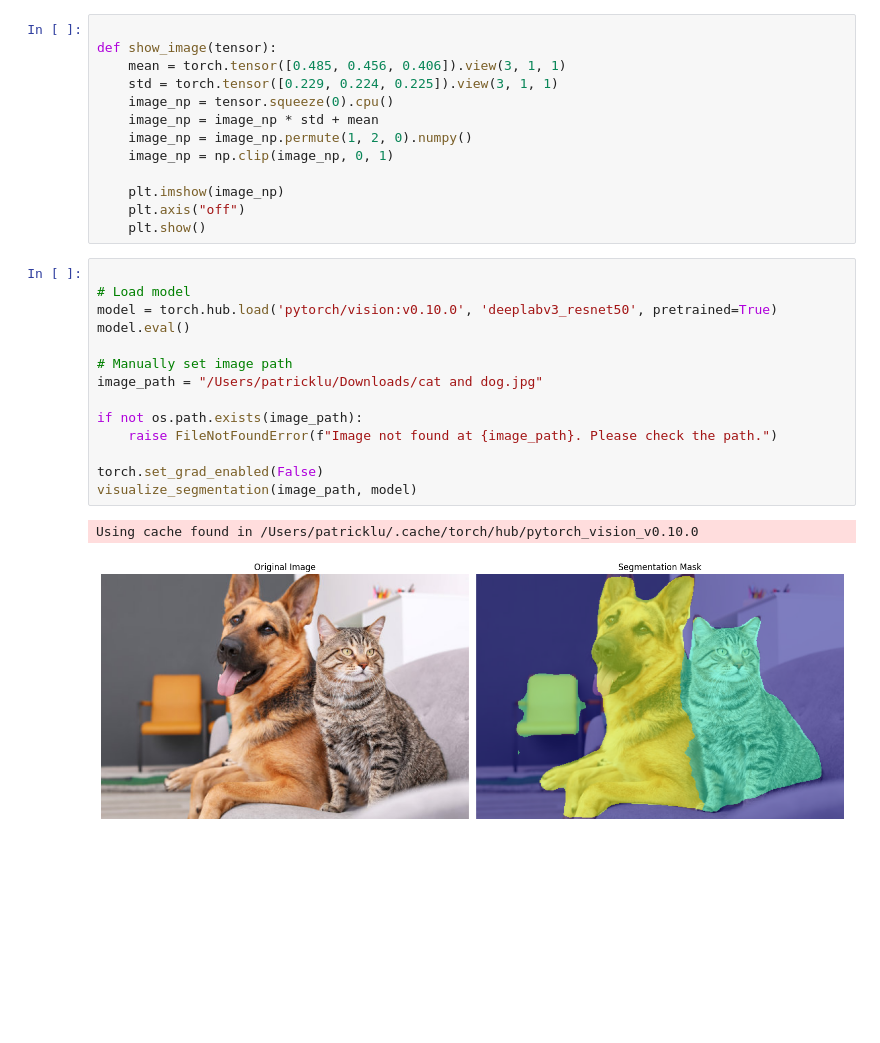
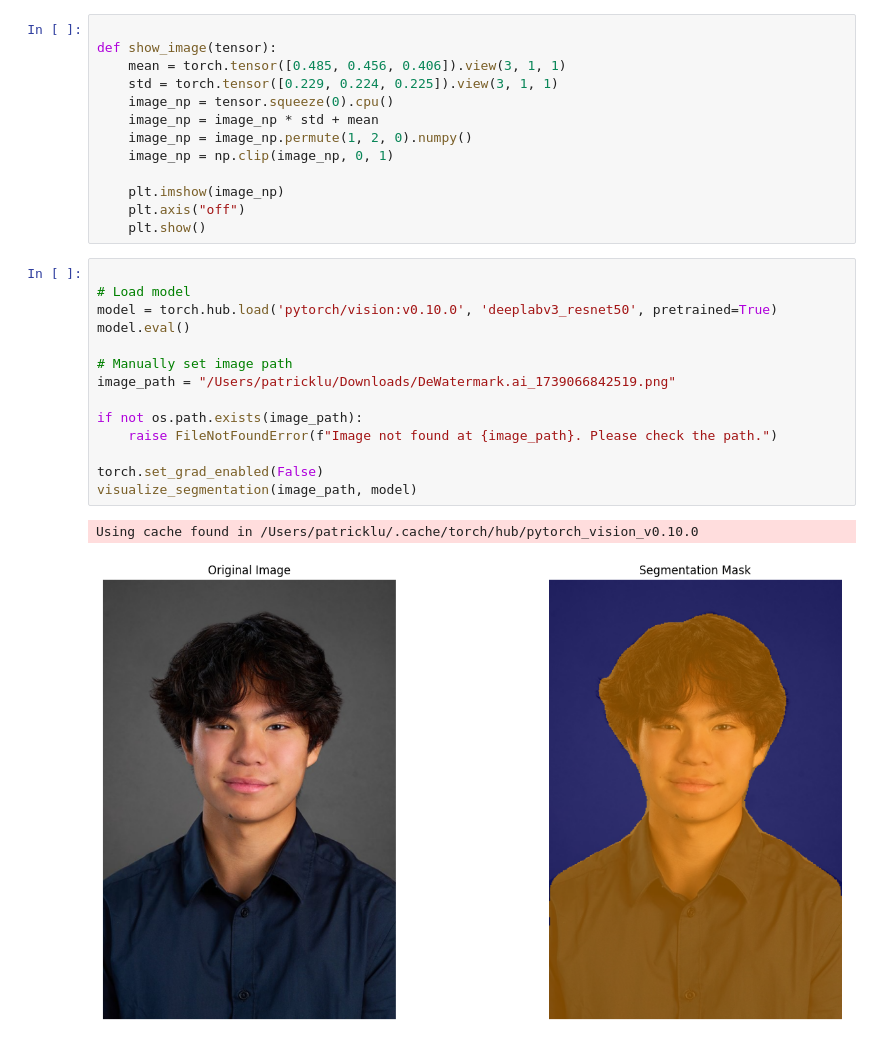
Before and after one commit to P4ttyCakes/SegmentAl, a Jupyter notebook: Image Segmentation/DeepV3_Image_Segmentation.ipynb, the cells around one changed output. Drawn from its saved outputs; the diff is of its cells as text; blank space fills up the shorter version.

```diff
--- a/Image Segmentation/DeepV3_Image_Segmentation.ipynb
+++ b/Image Segmentation/DeepV3_Image_Segmentation.ipynb
@@ -101,17 +101,17 @@ def show_image(tensor):
 # %%
 
 # Load model
 model = torch.hub.load('pytorch/vision:v0.10.0', 'deeplabv3_resnet50', pretrained=True)
 model.eval()
 
 # Manually set image path
-image_path = "/Users/patricklu/Downloads/cat and dog.jpg"
+image_path = "/Users/patricklu/Downloads/DeWatermark.ai_1739066842519.png"
 
 if not os.path.exists(image_path):
     raise FileNotFoundError(f"Image not found at {image_path}. Please check the path.")
 
 torch.set_grad_enabled(False)
 visualize_segmentation(image_path, model)
 # %% [output]
 Using cache found in /Users/patricklu/.cache/torch/hub/pytorch_vision_v0.10.0
-[figure, old version]
+[figure, new version]
```
